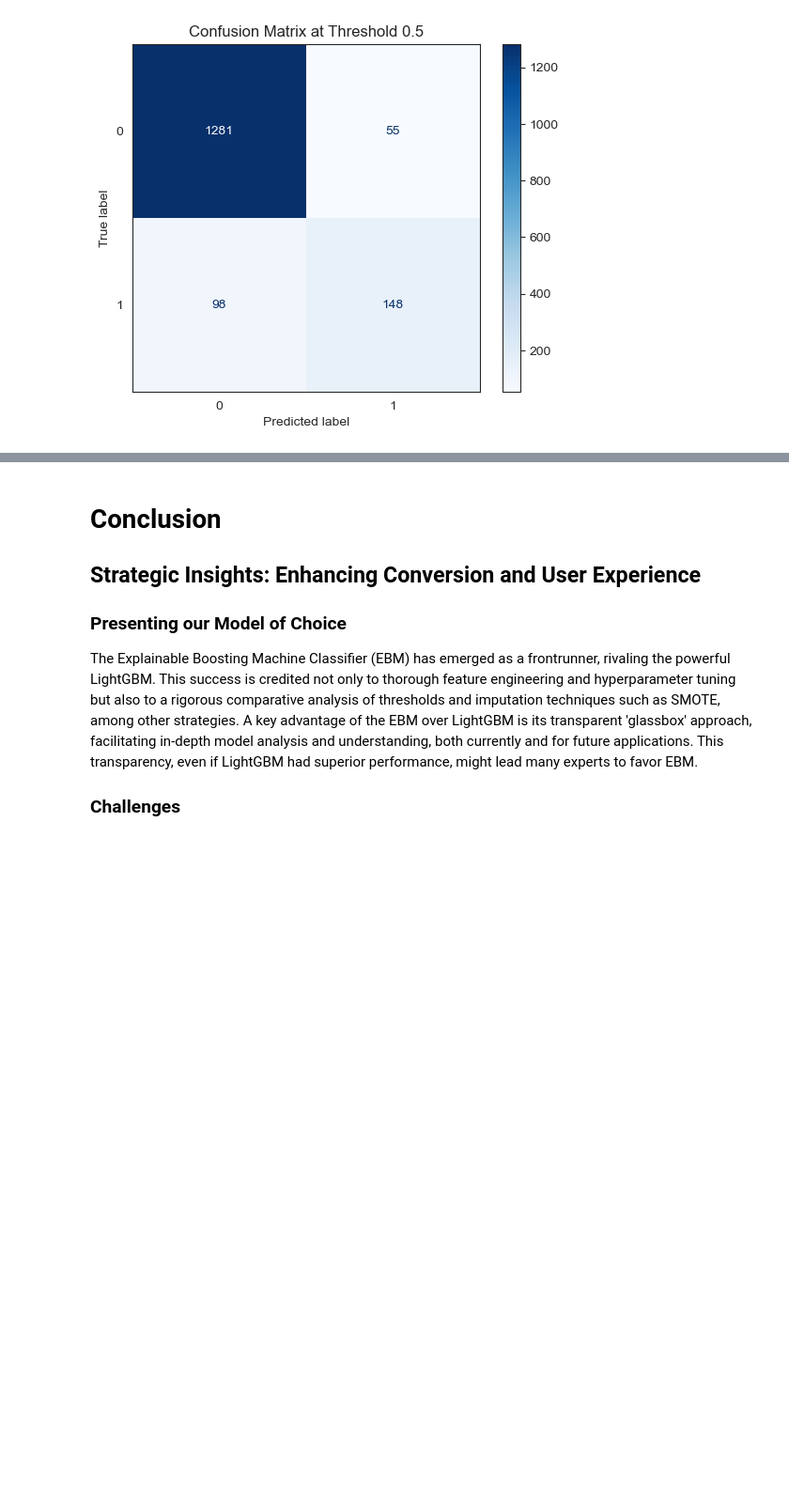
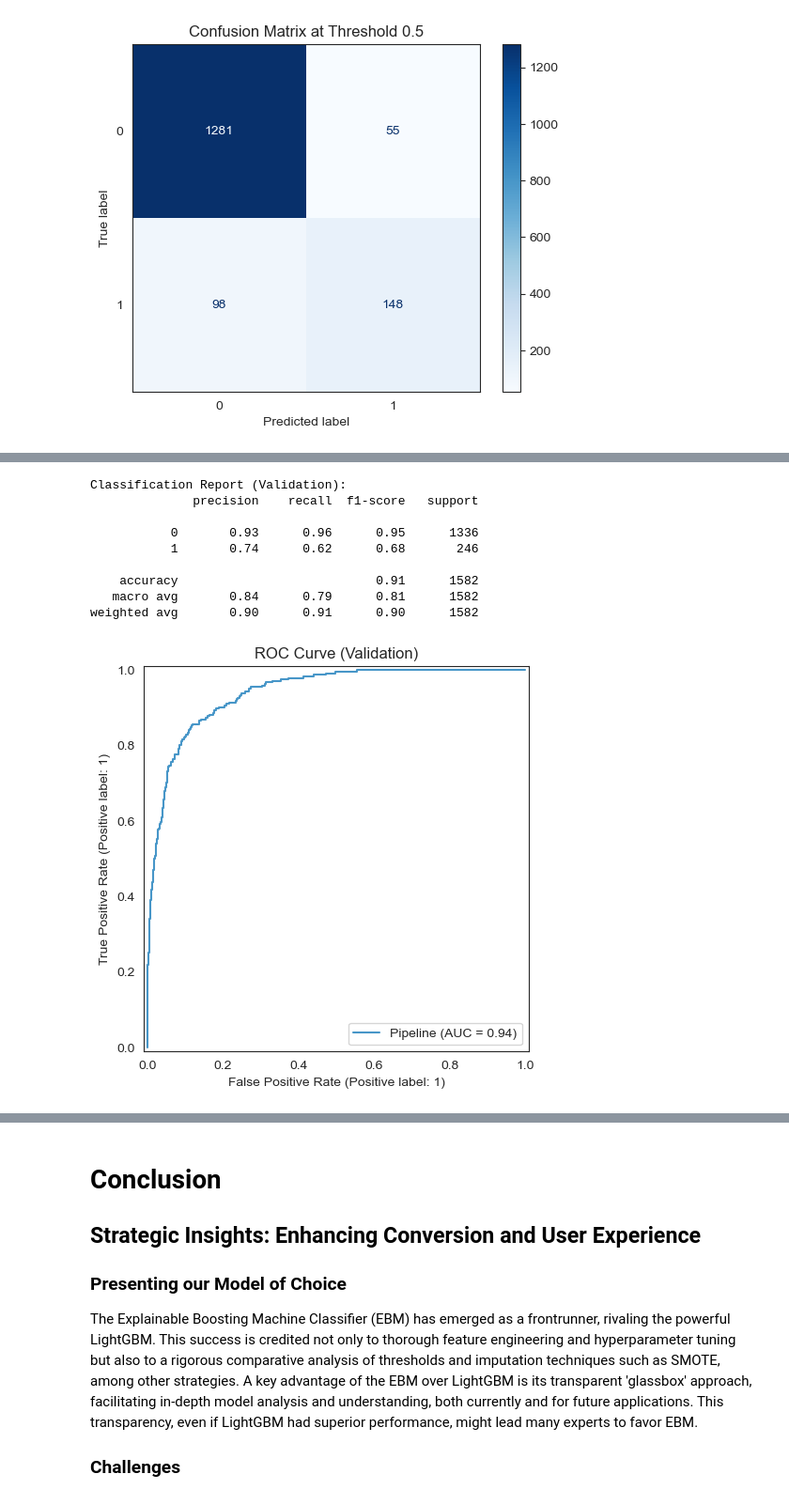
Before and after one commit to FutureGoose/ecommerce_purchase_prediction, a Jupyter notebook: gustaf_boden_ml_projekt.ipynb, the cells around one changed output, grey strips where cells are left out. Shown at 94% size. Cells and saved outputs as stored; diff of their text form; code cells hidden in the pictures; blank space fills up the shorter version.

```diff
--- a/gustaf_boden_ml_projekt.ipynb
+++ b/gustaf_boden_ml_projekt.ipynb
@@ -2208,0 +2210,27 @@ plot_confusion_matrix_with_threshold(ebm_pipe, X_test, y_test, threshold=0.5, no
+# %%
+# Extract the parameters from the best model to re-train the model
+# Update the number of estimators to the best iteration from early stopping
+best_model = random_search.best_estimator_
+optimal_params = best_model.get_params()
+optimal_params["n_estimators"] = best_model.best_iteration_
+
+# Retrain the tuned model with the optimal parameters
+lgbm_model = lgb.LGBMClassifier(**optimal_params)  # Inherits n_jobs and random_state from above
+
+lgbm_pipe = make_pipeline(preprocessor, lgbm_model)
+
+lgbm_pipe.fit(X_train_val, y_train_val)
+
+goose.display_classification_report(lgbm_pipe, X_train_val, y_train_val, X_test, y_test, data_to_display='validation')
+goose.display_roc_curve(lgbm_pipe, X_train_val, y_train_val, X_test, y_test, data_to_display='validation')
+# %% [output]
+Classification Report (Validation):
+              precision    recall  f1-score   support
+
+           0       0.93      0.96      0.95      1336
+           1       0.74      0.62      0.68       246
+
+    accuracy                           0.91      1582
+   macro avg       0.84      0.79      0.81      1582
+weighted avg       0.90      0.91      0.90      1582
+[figure, added]
```
Also changed, not shown: parts of 12 cells of this notebook.
